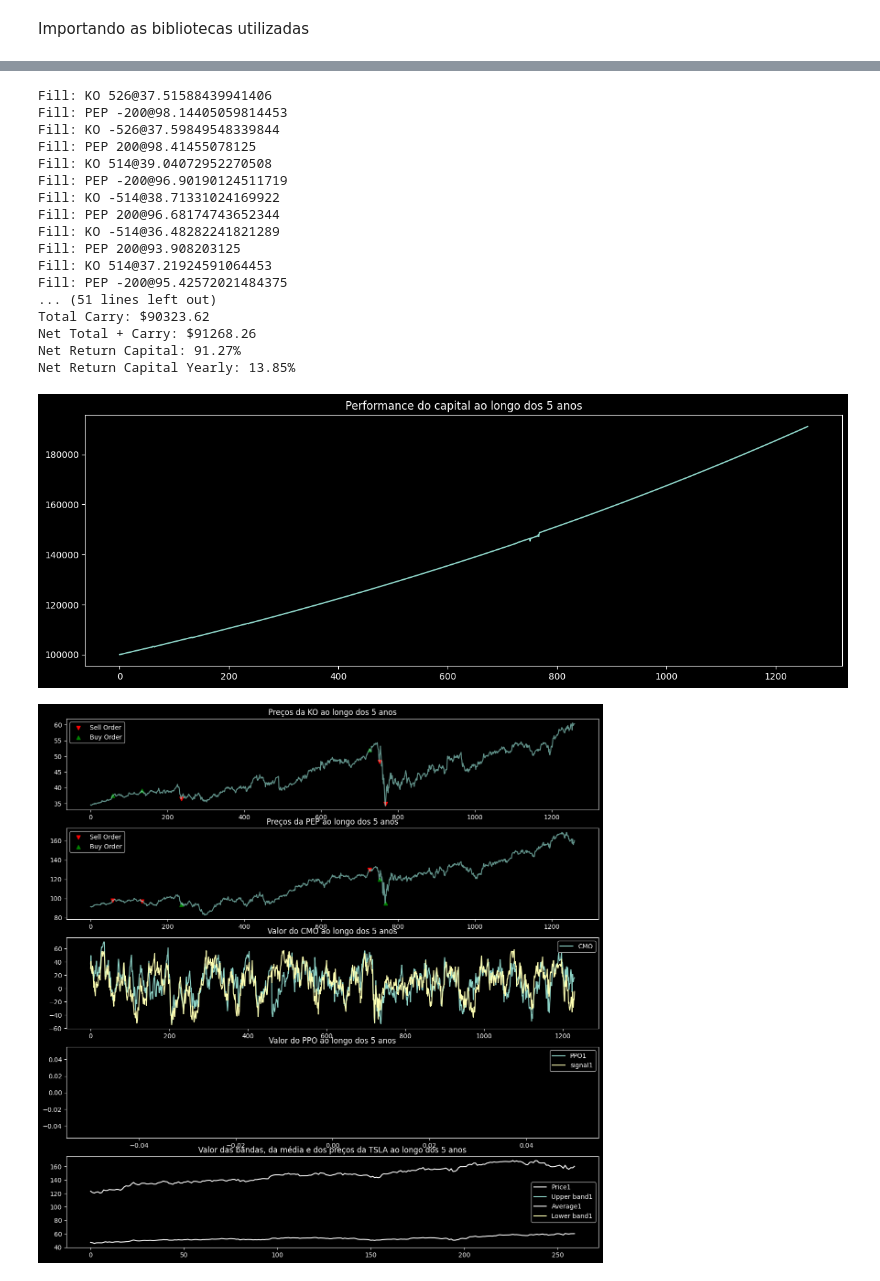
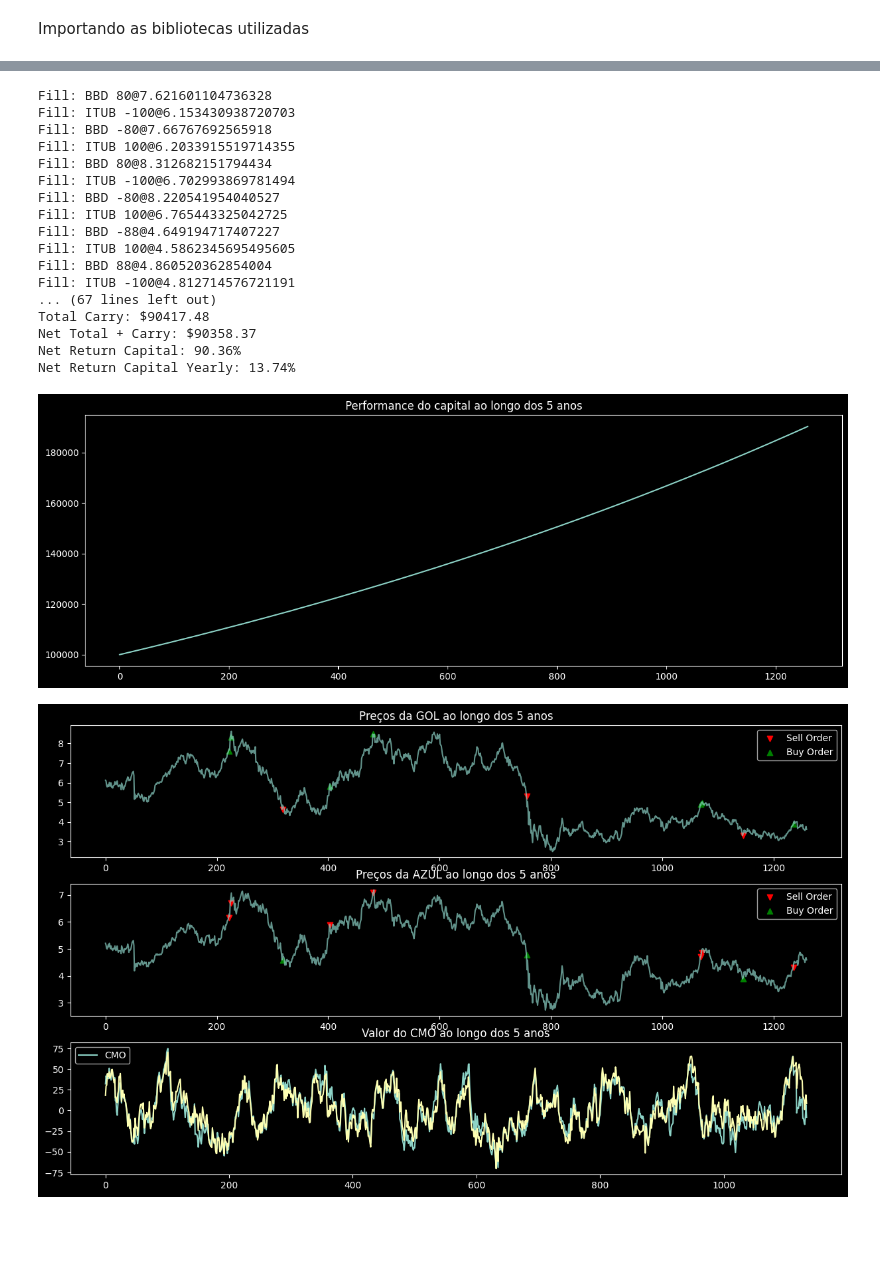
Before and after one commit to AntonioFuziy/algotrading, a Jupyter notebook: artigo-final/FinalArticle_AntonioFuziy.ipynb, the cells around one changed output, grey strips where cells are left out. Saved outputs shown, nothing was run; the diff lists cells and outputs as text; code cells hidden in the pictures; blank space fills up the shorter version.

```diff
--- a/artigo-final/FinalArticle_AntonioFuziy.ipynb
+++ b/artigo-final/FinalArticle_AntonioFuziy.ipynb
@@ -349,71 +289,57 @@ class FuziyStrategy(Strategy):
         if quantity != 0:
             print('Fill: {0} {1}@{2}'.format(instrument, quantity, price))
 # %%
-fuziy_strategy = FuziyStrategy('KO', 'PEP')
+fuziy_strategy = FuziyStrategy('BBD', 'ITUB')
 
-print(evaluateHist(fuziy_strategy, {'KO': 'KO.csv', 'PEP': 'PEP.csv'}))
+print(evaluateHist(fuziy_strategy, {'BBD': 'BBD.csv', 'ITUB': 'ITUB.csv'}))
 # %% [output]
-Fill: KO 526@37.51588439941406
-Fill: PEP -200@98.14405059814453
-Fill: KO -526@37.59849548339844
-Fill: PEP 200@98.41455078125
-Fill: KO 514@39.04072952270508
-Fill: PEP -200@96.90190124511719
-Fill: KO -514@38.71331024169922
-Fill: PEP 200@96.68174743652344
-Fill: KO -514@36.48282241821289
-Fill: PEP 200@93.908203125
-Fill: KO 514@37.21924591064453
-Fill: PEP -200@95.42572021484375
-... (51 lines left out)
-Total Carry: $90323.62
-Net Total + Carry: $91268.26
-Net Return Capital: 91.27%
-Net Return Capital Yearly: 13.85%
+Fill: BBD 80@7.621601104736328
+Fill: ITUB -100@6.153430938720703
+Fill: BBD -80@7.66767692565918
+Fill: ITUB 100@6.2033915519714355
+Fill: BBD 80@8.312682151794434
+Fill: ITUB -100@6.702993869781494
+Fill: BBD -80@8.220541954040527
+Fill: ITUB 100@6.765443325042725
+Fill: BBD -88@4.649194717407227
+Fill: ITUB 100@4.5862345695495605
+Fill: BBD 88@4.860520362854004
+Fill: ITUB -100@4.812714576721191
+... (67 lines left out)
+Total Carry: $90417.48
+Net Total + Carry: $90358.37
+Net Return Capital: 90.36%
+Net Return Capital Yearly: 13.74%
 # %%
 plt.figure(figsize=(15,5))
 plt.plot([day[0] for day in fuziy_strategy._days.values()])
 plt.title("Performance do capital ao longo dos 5 anos")
 plt.show()
 
 plt.figure(figsize=(15,15))
 
 plt.subplot(5,1,1)
 plt.plot(fuziy_strategy.prices1, alpha=0.7)
 plt.scatter(fuziy_strategy.sell_indexes1, fuziy_strategy.sell_signals1, marker="v", color="red", label="Sell Order")
 plt.scatter(fuziy_strategy.buy_indexes1, fuziy_strategy.buy_signals1, marker="^", color="green", label="Buy Order")
 plt.legend()
-plt.title("Preços da KO ao longo dos 5 anos")
+plt.title("Preços da GOL ao longo dos 5 anos")
 
 plt.subplot(5,1,2)
 plt.plot(fuziy_strategy.prices2, alpha=0.7)
 plt.scatter(fuziy_strategy.sell_indexes2, fuziy_strategy.sell_signals2, marker="v", color="red", label="Sell Order")
 plt.scatter(fuziy_strategy.buy_indexes2, fuziy_strategy.buy_signals2, marker="^", color="green", label="Buy Order")
 plt.legend()
-plt.title("Preços da PEP ao longo dos 5 anos")
+plt.title("Preços da AZUL ao longo dos 5 anos")
 
 plt.subplot(5,1,3)
 plt.plot(fuziy_strategy.cmo_indicator1)
 plt.plot(fuziy_strategy.cmo_indicator2)
 plt.legend(['CMO']);
 plt.title("Valor do CMO ao longo dos 5 anos")
 
-plt.subplot(5,1,4)
-plt.plot(fuziy_strategy.ppo_indicator1)
-plt.plot(fuziy_strategy.ppo_indicator2)
-plt.legend(['PPO1', 'signal1', 'PPO2', 'signal2']);
-plt.title("Valor do PPO ao longo dos 5 anos")
-
-plt.subplot(5,1,5)
-plt.plot(fuziy_strategy.prices1[1000:1260], color='white');
-plt.plot(fuziy_strategy.bbands_indicator1[1000:1260]);
-plt.plot(fuziy_strategy.prices2[1000:1260], color='white');
-plt.plot(fuziy_strategy.bbands_indicator2[1000:1260]);
-plt.legend(['Price1', 'Upper band1', 'Average1', 'Lower band1', 'Price2', 'Upper band2', 'Average2', 'Lower band2']);
-plt.title("Valor das bandas, da média e dos preços da TSLA ao longo dos 5 anos")
-
 plt.show()
 # %% [output]
 [figure]
-[figure, old version]
+[figure, new version]
 # %%
```
Also changed, not shown: parts of 13 cells of this notebook.
